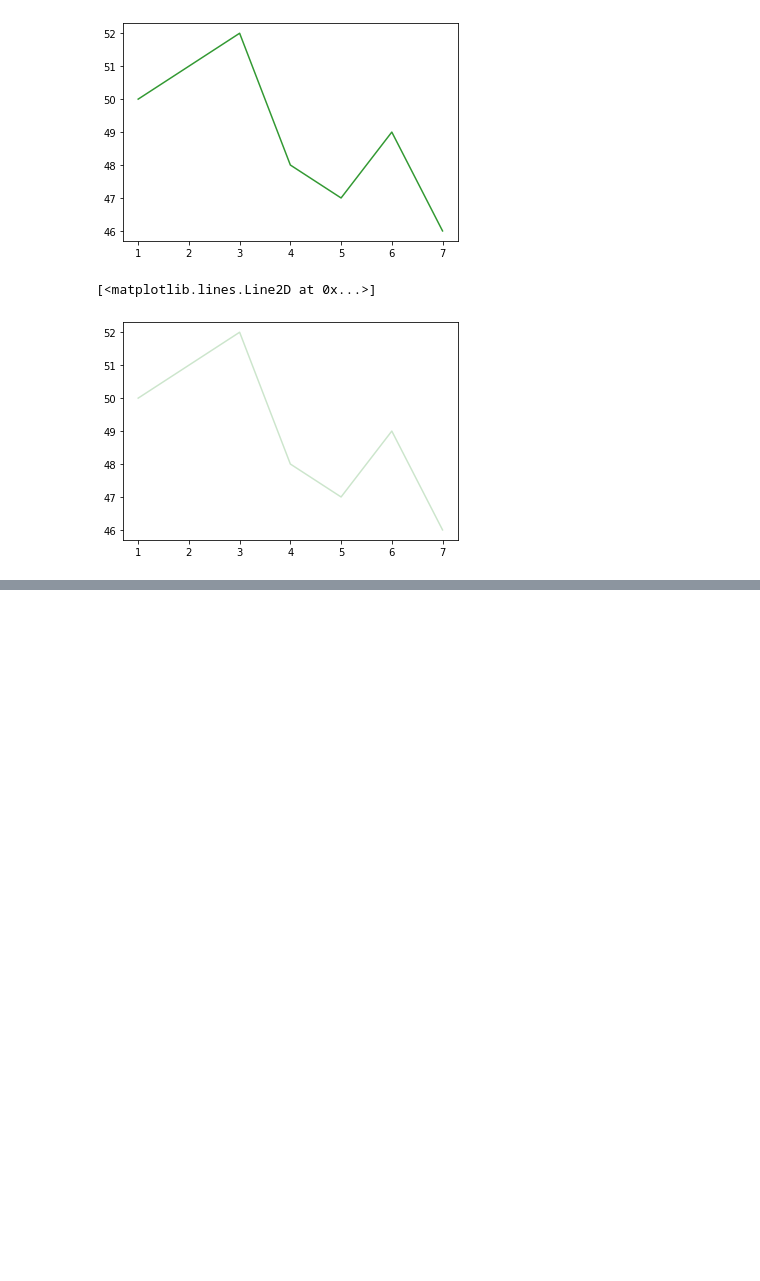
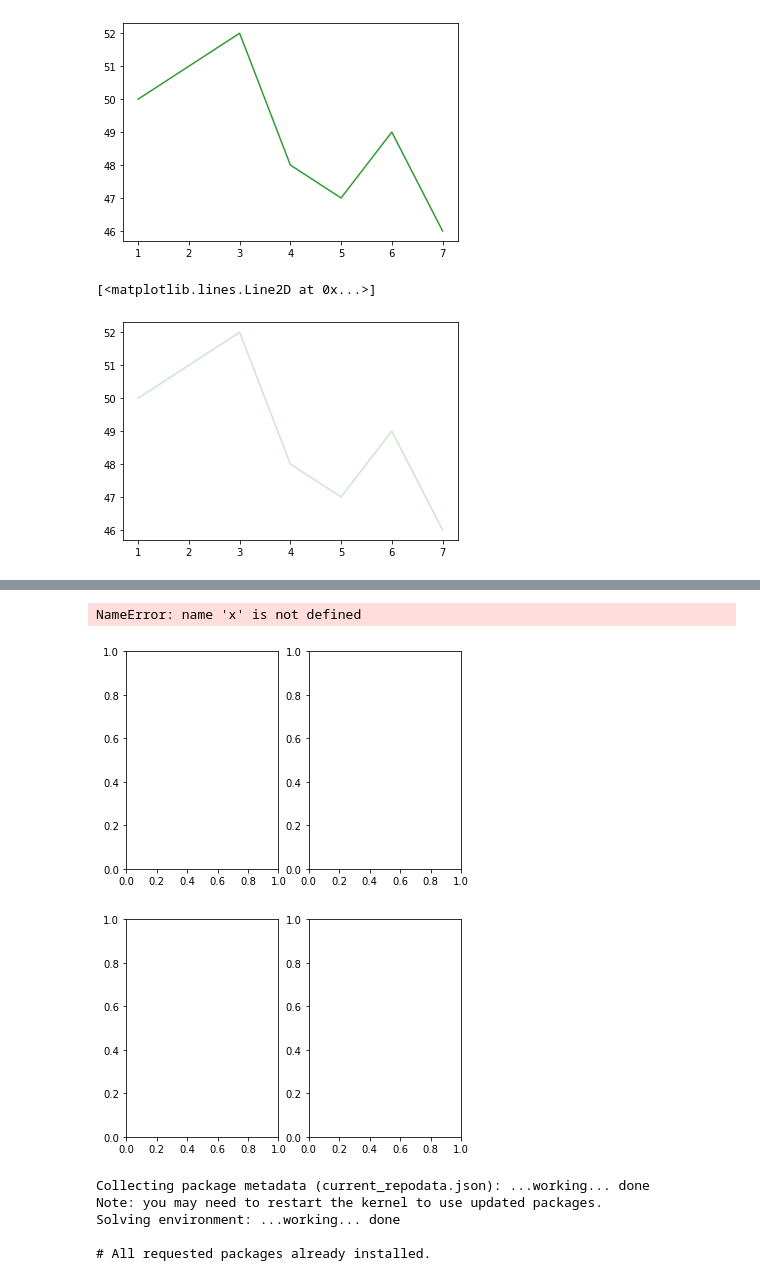
Before and after one commit to MevlutYildiz77/DataVisualiation, a Jupyter notebook: matplotlib.ipynb, the cells around one changed output, grey strips where cells are left out. Saved outputs shown, nothing was run; the diff lists cells and outputs as text; code cells hidden in the pictures; blank space fills up the shorter version.

```diff
--- a/matplotlib.ipynb
+++ b/matplotlib.ipynb
@@ -93,0 +103,17 @@ plt.plot(x,y,color='green',alpha=0.2)
+# %%
+#Object-Oritented Method
+fig,axes=plt.subplots(1,2)      # or
+fig,axes=plt.subplots(nrows=1,ncols=2)
+axes[0].plot(x ,y)
+# %% [output]
+NameError: name 'x' is not defined
+[figure, added]
+[figure, added]
+# %%
+conda install matplotlib
+# %% [output]
+Collecting package metadata (current_repodata.json): ...working... done
+Note: you may need to restart the kernel to use updated packages.
+Solving environment: ...working... done
+
+# All requested packages already installed.
```
Also changed, not shown: parts of 4 cells of this notebook.
